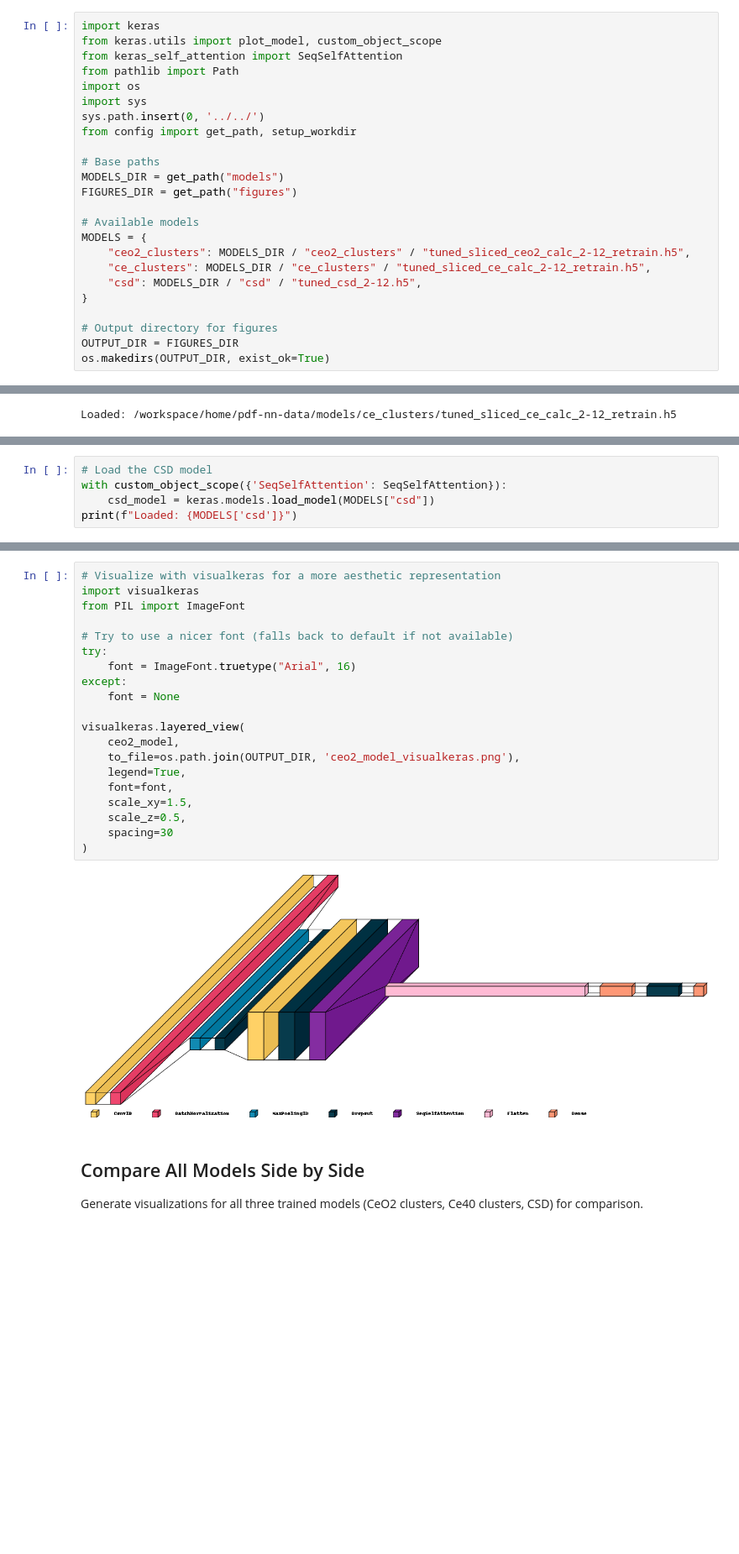
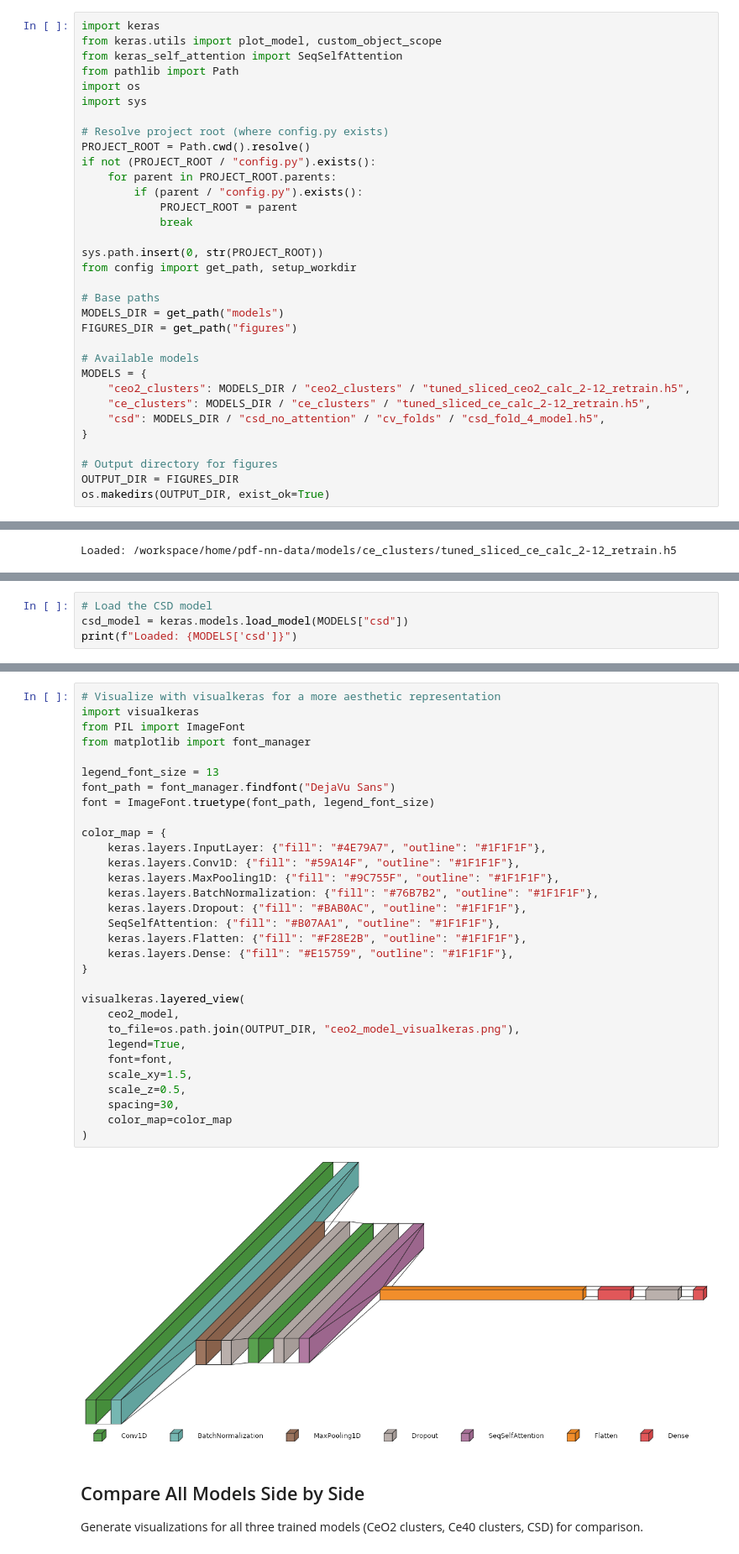
Before and after one commit to grebenyyk/PDF-NN, a Jupyter notebook: utils/plot-models.ipynb, the cells around one changed output, grey strips where cells are left out. Shown at 84% size. Saved outputs shown, nothing was run; the diff lists cells and outputs as text; blank space fills up the shorter version.

```diff
--- a/utils/plot-models.ipynb
+++ b/utils/plot-models.ipynb
@@ -5,7 +5,16 @@ from keras_self_attention import SeqSelfAttention
 from pathlib import Path
 import os
 import sys
-sys.path.insert(0, '../../')
+
+# Resolve project root (where config.py exists)
+PROJECT_ROOT = Path.cwd().resolve()
+if not (PROJECT_ROOT / "config.py").exists():
+    for parent in PROJECT_ROOT.parents:
+        if (parent / "config.py").exists():
+            PROJECT_ROOT = parent
+            break
+
+sys.path.insert(0, str(PROJECT_ROOT))
 from config import get_path, setup_workdir
 
 # Base paths
@@ -16,7 +25,7 @@ FIGURES_DIR = get_path("figures")
 MODELS = {
     "ceo2_clusters": MODELS_DIR / "ceo2_clusters" / "tuned_sliced_ceo2_calc_2-12_retrain.h5",
     "ce_clusters": MODELS_DIR / "ce_clusters" / "tuned_sliced_ce_calc_2-12_retrain.h5",
-    "csd": MODELS_DIR / "csd" / "tuned_csd_2-12.h5",
+    "csd": MODELS_DIR / "csd_no_attention" / "cv_folds" / "csd_fold_4_model.h5",
 }
 
 # Output directory for figures
@@ -111,6 +115,5 @@ plot_model(
 # %%
 # Load the CSD model
-with custom_object_scope({'SeqSelfAttention': SeqSelfAttention}):
-    csd_model = keras.models.load_model(MODELS["csd"])
+csd_model = keras.models.load_model(MODELS["csd"])
 print(f"Loaded: {MODELS['csd']}")
 # %% [output]
@@ -133,25 +135,36 @@ plot_model(
 # %%
 # Visualize with visualkeras for a more aesthetic representation
 import visualkeras
 from PIL import ImageFont
+from matplotlib import font_manager
 
-# Try to use a nicer font (falls back to default if not available)
-try:
-    font = ImageFont.truetype("Arial", 16)
-except:
-    font = None
+legend_font_size = 13
+font_path = font_manager.findfont("DejaVu Sans")
+font = ImageFont.truetype(font_path, legend_font_size)
+
+color_map = {
+    keras.layers.InputLayer: {"fill": "#4E79A7", "outline": "#1F1F1F"},
+    keras.layers.Conv1D: {"fill": "#59A14F", "outline": "#1F1F1F"},
+    keras.layers.MaxPooling1D: {"fill": "#9C755F", "outline": "#1F1F1F"},
+    keras.layers.BatchNormalization: {"fill": "#76B7B2", "outline": "#1F1F1F"},
+    keras.layers.Dropout: {"fill": "#BAB0AC", "outline": "#1F1F1F"},
+    SeqSelfAttention: {"fill": "#B07AA1", "outline": "#1F1F1F"},
+    keras.layers.Flatten: {"fill": "#F28E2B", "outline": "#1F1F1F"},
+    keras.layers.Dense: {"fill": "#E15759", "outline": "#1F1F1F"},
+}
 
 visualkeras.layered_view(
     ceo2_model,
-    to_file=os.path.join(OUTPUT_DIR, 'ceo2_model_visualkeras.png'),
+    to_file=os.path.join(OUTPUT_DIR, "ceo2_model_visualkeras.png"),
     legend=True,
     font=font,
     scale_xy=1.5,
     scale_z=0.5,
-    spacing=30
+    spacing=30,
+    color_map=color_map
 )
 # %% [output]
-[figure, old version]
+[figure, new version]
 # %% [markdown]
 ## Compare All Models Side by Side
 
```
Also changed, not shown: parts of 7 cells of this notebook, 2 other files.
